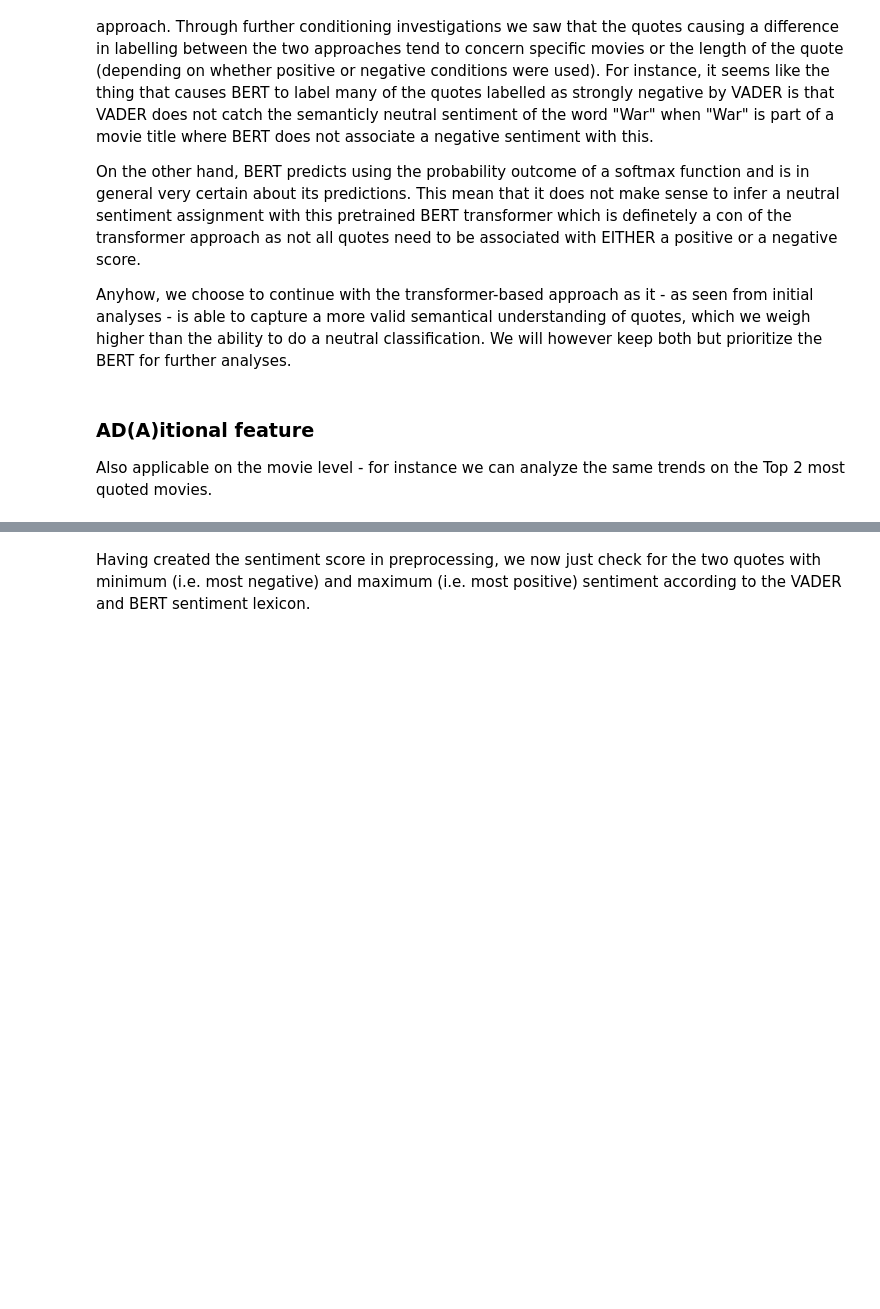
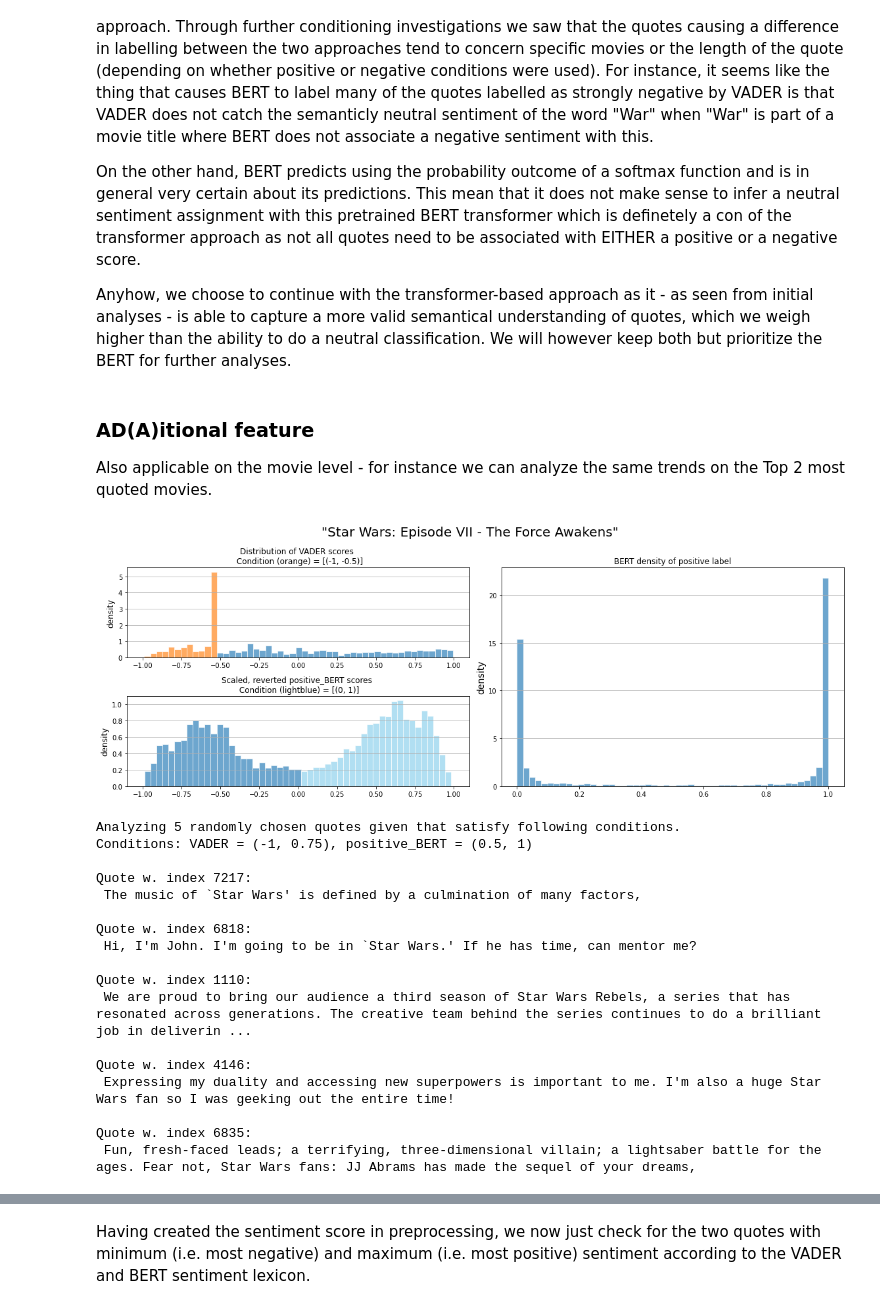
Before and after one commit to epfl-ada/ada-2021-project-f-jab, a Jupyter notebook: exploratory/Quotebank_sentiment.ipynb, the cells around one changed output, grey strips where cells are left out. Saved outputs shown, nothing was run; the diff lists cells and outputs as text; code cells hidden in the pictures; blank space fills up the shorter version.

```diff
--- a/exploratory/Quotebank_sentiment.ipynb
+++ b/exploratory/Quotebank_sentiment.ipynb
@@ -555,13 +693,32 @@ title, count = np.unique(df.movie, return_counts=True)
 count_sorted, title = np.array(list(zip(*sorted(zip(count, title), reverse=True))))
 # %%
 # The conditional attribute can eventually be changed to the df.sentiment_AFINN or any other attribute with same data structure
-plotWithCondition(df, conditional_attribute="sentiment_VADER", second_attribute="positive_BERT",
+plotWithCondition(df, conditional_attribute="VADER", second_attribute="positive_BERT",
                   cond_bound=(-1,-0.5), BERT_bound=(0,1),
                   movie=title[0])
 
-printConditionQuotes(df, first_attribute="sentiment_VADER",
+printConditionQuotes(df, first_attribute="VADER",
                      second_attribute="positive_BERT",
                      N=5, first_bound=(-1, 0.75), second_bound=(0.5, 1),
                      movie=title[0])
+# %% [output]
+[figure, added]
+Analyzing 5 randomly chosen quotes given that satisfy following conditions.
+Conditions: VADER = (-1, 0.75), positive_BERT = (0.5, 1)
+
+Quote w. index 7217:
+ The music of `Star Wars' is defined by a culmination of many factors,
+
+Quote w. index 6818:
+ Hi, I'm John. I'm going to be in `Star Wars.' If he has time, can mentor me?
+
+Quote w. index 1110:
+ We are proud to bring our audience a third season of Star Wars Rebels, a series that has resonated across generations. The creative team behind the series continues to do a brilliant job in deliverin ...
+
+Quote w. index 4146:
+ Expressing my duality and accessing new superpowers is important to me. I'm also a huge Star Wars fan so I was geeking out the entire time!
+
+Quote w. index 6835:
+ Fun, fresh-faced leads; a terrifying, three-dimensional villain; a lightsaber battle for the ages. Fear not, Star Wars fans: JJ Abrams has made the sequel of your dreams,
 # %%
 # The conditional attribute can eventually be changed to the df.sentiment_AFINN or any other attribute with same data structure
```
Also changed, not shown: parts of 38 cells of this notebook.
